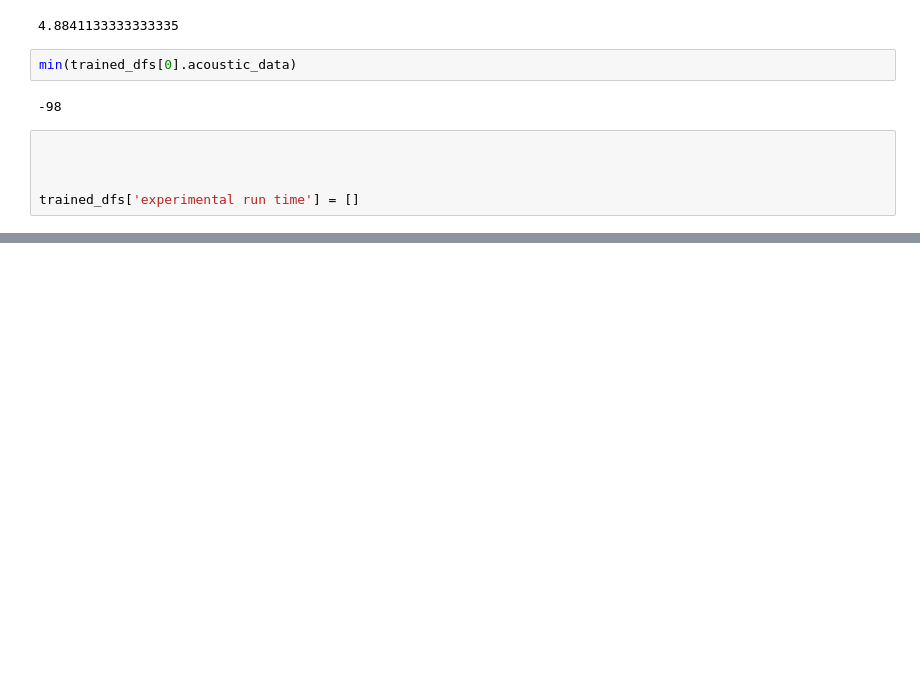
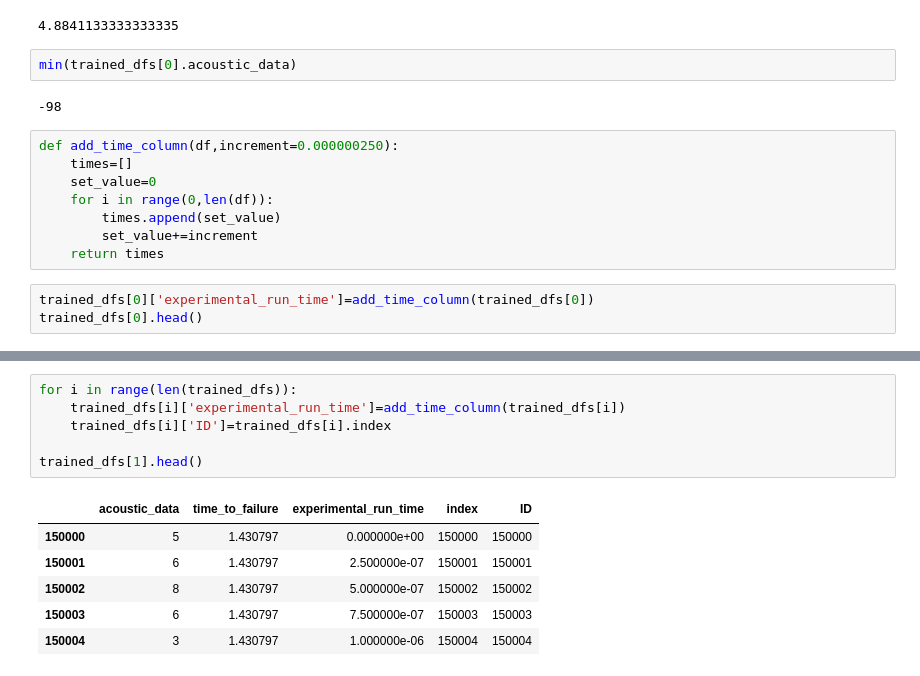
Before and after one commit to unewsome/data-question-7-kaggle-earthquake-predictions, a Jupyter notebook: DQ7 - UWN.ipynb, the cells around one changed output, grey strips where cells are left out. Drawn from its saved outputs; the diff is of its cells as text; blank space fills up the shorter version.

```diff
--- a/DQ7 - UWN.ipynb
+++ b/DQ7 - UWN.ipynb
@@ -60,8 +62,14 @@ np.mean(trained_dfs[0].acoustic_data)
 min(trained_dfs[0].acoustic_data)
 # %% [output]
 -98
-# %%
-
-
-
-trained_dfs['experimental run time'] = []
+# %%
+def add_time_column(df,increment=0.000000250):
+    times=[]
+    set_value=0
+    for i in range(0,len(df)):
+        times.append(set_value)
+        set_value+=increment
+    return times
+# %%
+trained_dfs[0]['experimental_run_time']=add_time_column(trained_dfs[0])
+trained_dfs[0].head()
@@ -67,0 +83,13 @@ trained_dfs['experimental run time'] = []
+# %%
+for i in range(len(trained_dfs)):
+    trained_dfs[i]['experimental_run_time']=add_time_column(trained_dfs[i])
+    trained_dfs[i]['ID']=trained_dfs[i].index
+
+trained_dfs[1].head()
+# %% [output]
+|  | acoustic_data | time_to_failure | experimental_run_time | index | ID |
+| 150000 | 5 | 1.430797 | 0.000000e+00 | 150000 | 150000 |
+| 150001 | 6 | 1.430797 | 2.500000e-07 | 150001 | 150001 |
+| 150002 | 8 | 1.430797 | 5.000000e-07 | 150002 | 150002 |
+| 150003 | 6 | 1.430797 | 7.500000e-07 | 150003 | 150003 |
+| 150004 | 3 | 1.430797 | 1.000000e-06 | 150004 | 150004 |
```
Also changed, not shown: parts of 4 cells of this notebook.
